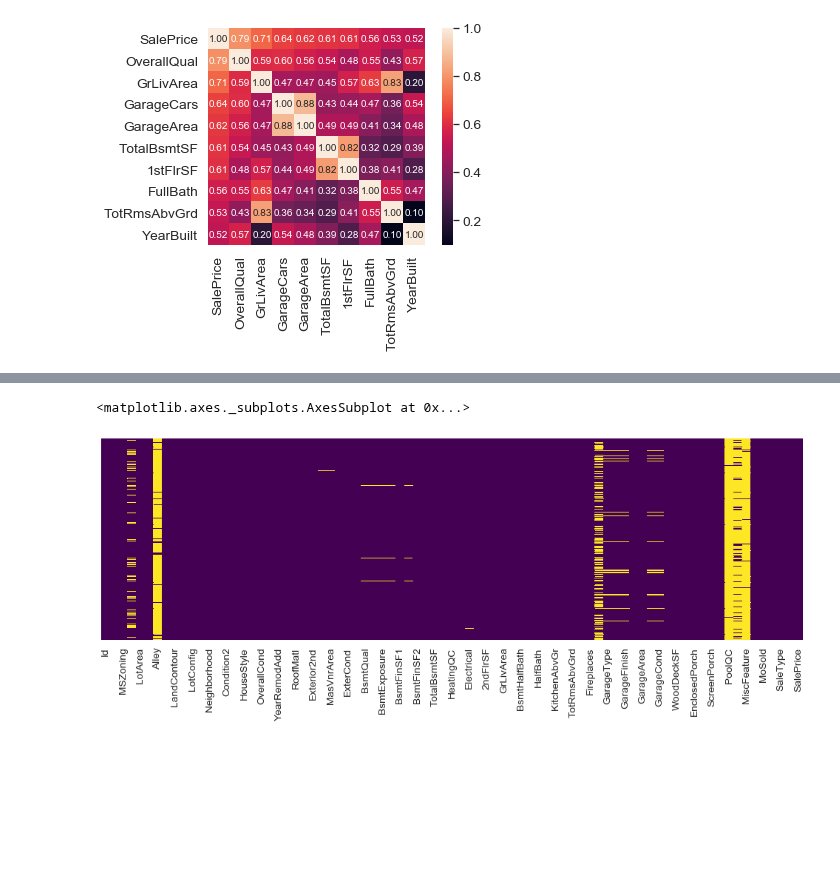
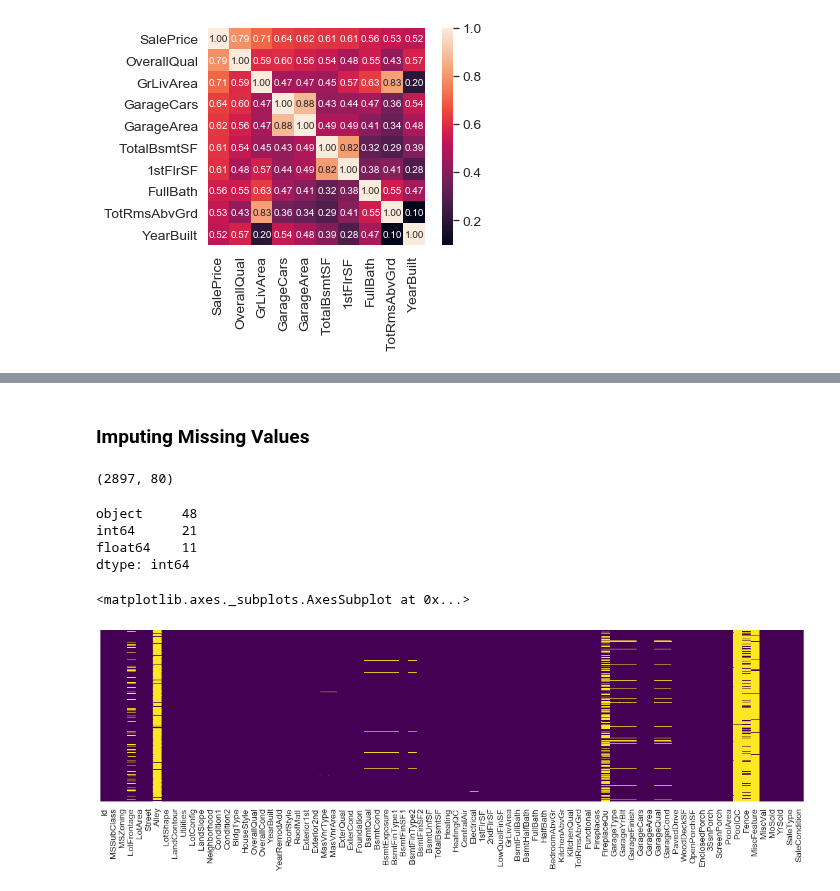
Before and after one commit to sebastianberge/ames-housing-prices, a Jupyter notebook: Seattle - Housing Prices.ipynb, the cells around one changed output, grey strips where cells are left out. Cells and saved outputs as stored; diff of their text form; code cells hidden in the pictures; blank space fills up the shorter version.

```diff
--- a/Seattle - Housing Prices.ipynb
+++ b/Seattle - Housing Prices.ipynb
@@ -85,6 +98,36 @@ plt.show()
+# %%
+train.drop(train[train.GrLivArea>4000].index, inplace = True)
+train.reset_index(drop = True, inplace = True)
+# %%
+train.drop(train[train.TotalBsmtSF>3000].index, inplace = True)
+train.reset_index(drop = True, inplace = True)
+# %%
+train.drop(train[train.YearBuilt<1900].index, inplace = True)
+train.reset_index(drop = True, inplace = True)
+# %% [markdown]
+### Imputing Missing Values
+# %%
+y_train = train.SalePrice
+
+train.drop('SalePrice', axis = 1, inplace = True)
+
+df_merged = pd.concat([train, test], axis = 0)
+
+df_merged.shape
+# %% [output]
+(2897, 80)
+# %%
+df_merged.loc[:,['MSSubClass', 'OverallQual', 'OverallCond', 'MoSold', 'YrSold']] = df_merged.loc[:,['MSSubClass', 'OverallQual', 'OverallCond', 'MoSold', 'YrSold']].astype('object')
+
+df_merged.dtypes.value_counts()
+# %% [output]
+object     48
+int64      21
+float64    11
+dtype: int64
 # %%
-fig, ax = plt.subplots(figsize=(17,5))
+fig, ax = plt.subplots(figsize=(20,5))
 sns.heatmap(train.isnull(), yticklabels=False, cbar=False, cmap='viridis')
 # %% [output]
 <matplotlib.axes._subplots.AxesSubplot at 0x...>
-[figure, old version]
+[figure, new version]
```
Also changed, not shown: parts of 15 cells of this notebook.
